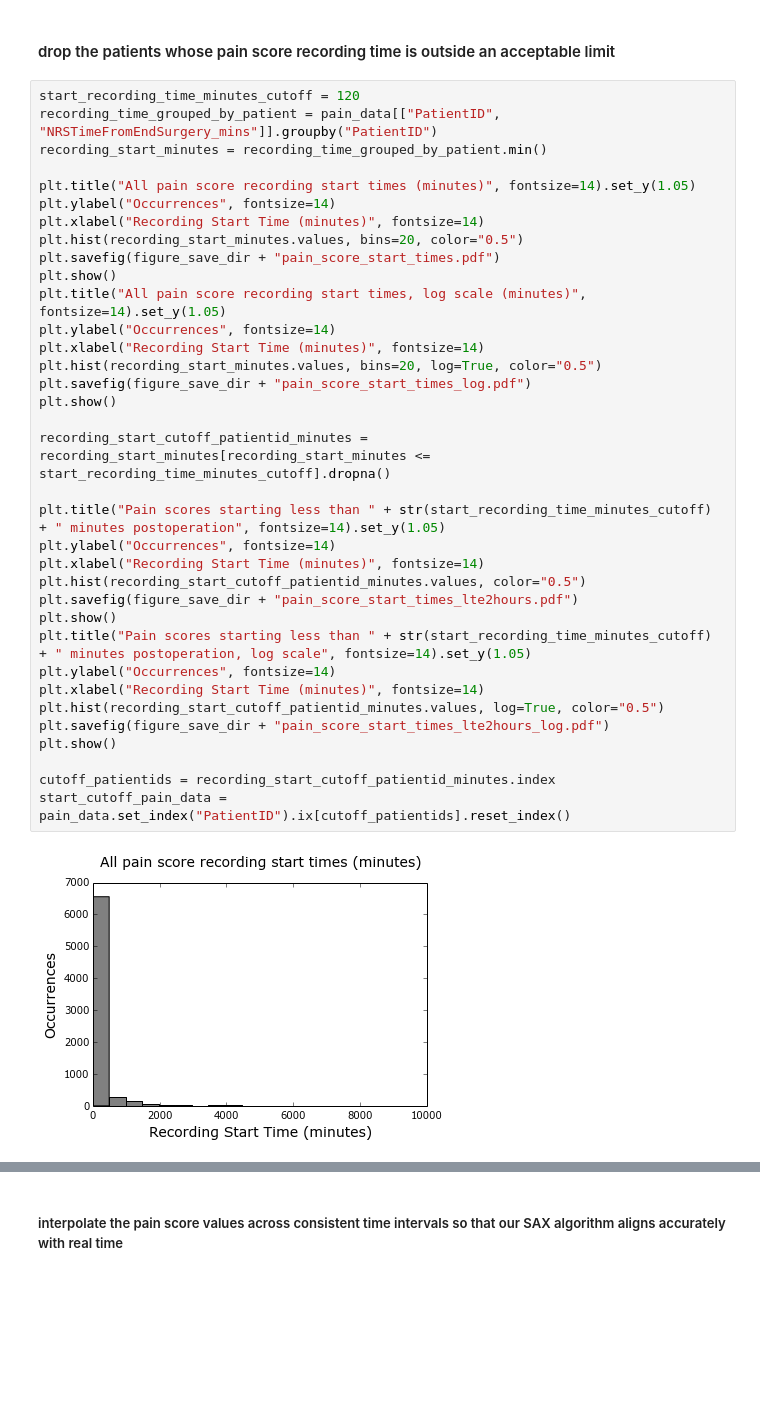
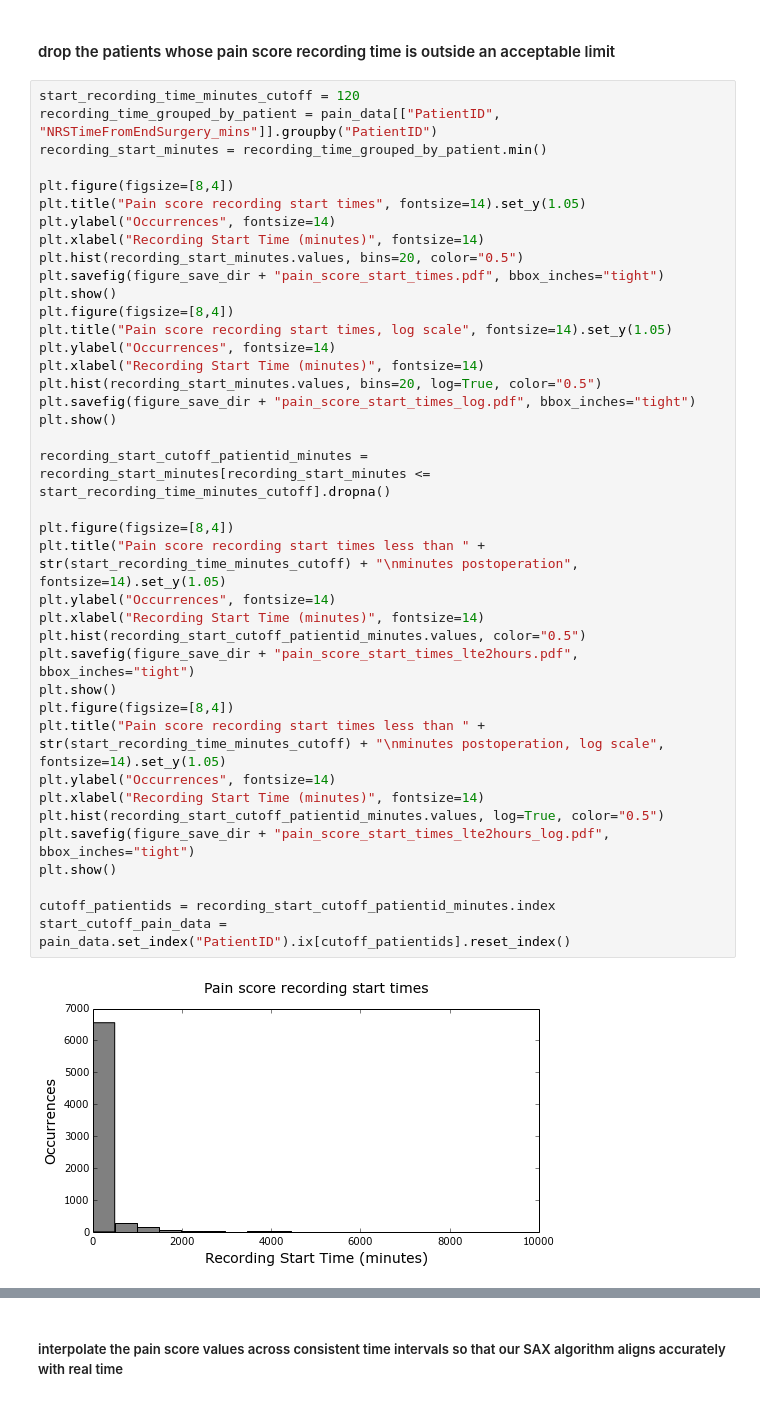
Before and after one commit to pvnick/tempos, a Jupyter notebook: pain_sax_ported.ipynb, the cells around one changed output, grey strips where cells are left out. Saved outputs shown, nothing was run; the diff lists cells and outputs as text; blank space fills up the shorter version.

```diff
--- a/pain_sax_ported.ipynb
+++ b/pain_sax_ported.ipynb
@@ -52,37 +52,41 @@ pain_data['NRSTimeFromEndSurgery_mins'] = pain_data.NRSTimeFromEndSurgery.apply(
 # %%
 start_recording_time_minutes_cutoff = 120
 recording_time_grouped_by_patient = pain_data[["PatientID", "NRSTimeFromEndSurgery_mins"]].groupby("PatientID")
 recording_start_minutes = recording_time_grouped_by_patient.min()
 
-plt.title("All pain score recording start times (minutes)", fontsize=14).set_y(1.05)
+plt.figure(figsize=[8,4])
+plt.title("Pain score recording start times", fontsize=14).set_y(1.05)
 plt.ylabel("Occurrences", fontsize=14)
 plt.xlabel("Recording Start Time (minutes)", fontsize=14)
 plt.hist(recording_start_minutes.values, bins=20, color="0.5")
-plt.savefig(figure_save_dir + "pain_score_start_times.pdf")
+plt.savefig(figure_save_dir + "pain_score_start_times.pdf", bbox_inches="tight")
 plt.show()
-plt.title("All pain score recording start times, log scale (minutes)", fontsize=14).set_y(1.05)
+plt.figure(figsize=[8,4])
+plt.title("Pain score recording start times, log scale", fontsize=14).set_y(1.05)
 plt.ylabel("Occurrences", fontsize=14)
 plt.xlabel("Recording Start Time (minutes)", fontsize=14)
 plt.hist(recording_start_minutes.values, bins=20, log=True, color="0.5")
-plt.savefig(figure_save_dir + "pain_score_start_times_log.pdf")
+plt.savefig(figure_save_dir + "pain_score_start_times_log.pdf", bbox_inches="tight")
 plt.show()
 
 recording_start_cutoff_patientid_minutes = recording_start_minutes[recording_start_minutes <= start_recording_time_minutes_cutoff].dropna()
 
-plt.title("Pain scores starting less than " + str(start_recording_time_minutes_cutoff) + " minutes postoperation", fontsize=14).set_y(1.05)
+plt.figure(figsize=[8,4])
+plt.title("Pain score recording start times less than " + str(start_recording_time_minutes_cutoff) + "\nminutes postoperation", fontsize=14).set_y(1.05)
 plt.ylabel("Occurrences", fontsize=14)
 plt.xlabel("Recording Start Time (minutes)", fontsize=14)
 plt.hist(recording_start_cutoff_patientid_minutes.values, color="0.5")
-plt.savefig(figure_save_dir + "pain_score_start_times_lte2hours.pdf")
+plt.savefig(figure_save_dir + "pain_score_start_times_lte2hours.pdf", bbox_inches="tight")
 plt.show()
-plt.title("Pain scores starting less than " + str(start_recording_time_minutes_cutoff) + " minutes postoperation, log scale", fontsize=14).set_y(1.05)
+plt.figure(figsize=[8,4])
+plt.title("Pain score recording start times less than " + str(start_recording_time_minutes_cutoff) + "\nminutes postoperation, log scale", fontsize=14).set_y(1.05)
 plt.ylabel("Occurrences", fontsize=14)
 plt.xlabel("Recording Start Time (minutes)", fontsize=14)
 plt.hist(recording_start_cutoff_patientid_minutes.values, log=True, color="0.5")
-plt.savefig(figure_save_dir + "pain_score_start_times_lte2hours_log.pdf")
+plt.savefig(figure_save_dir + "pain_score_start_times_lte2hours_log.pdf", bbox_inches="tight")
 plt.show()
 
 cutoff_patientids = recording_start_cutoff_patientid_minutes.index
 start_cutoff_pain_data = pain_data.set_index("PatientID").ix[cutoff_patientids].reset_index()
 # %% [output]
-[figure, old version]
+[figure, new version]
```
Also changed, not shown: parts of 11 cells of this notebook.
